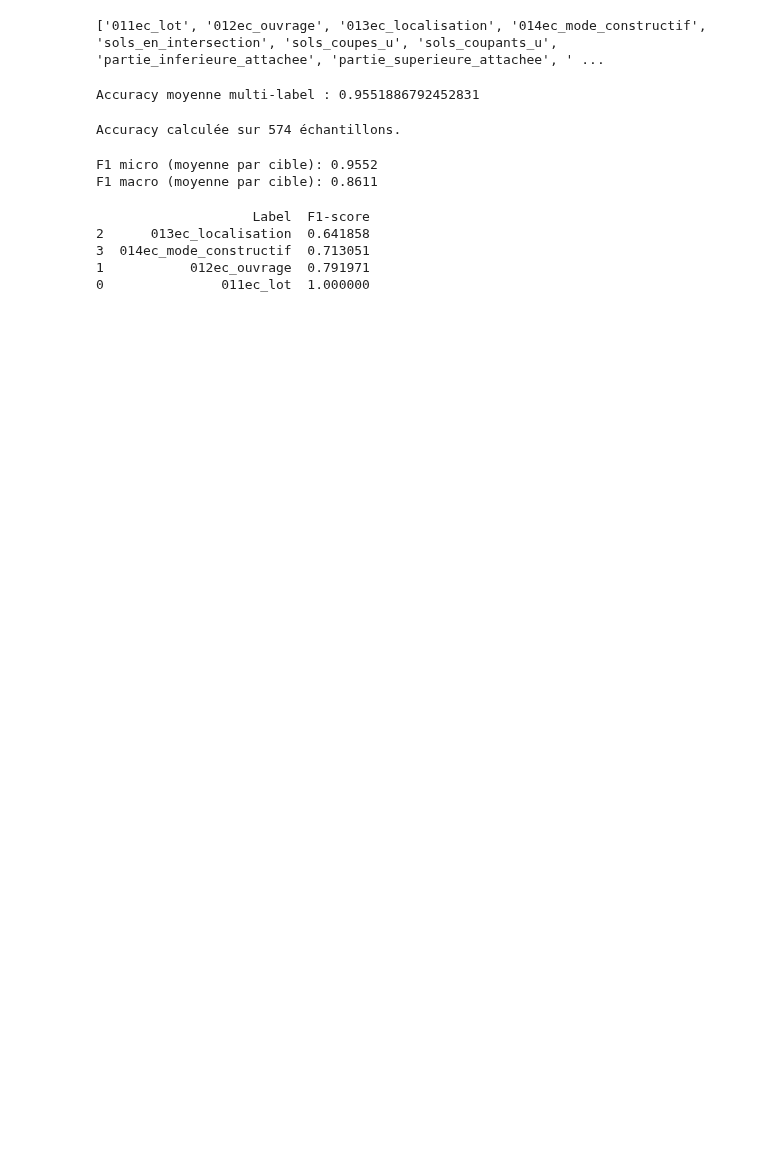
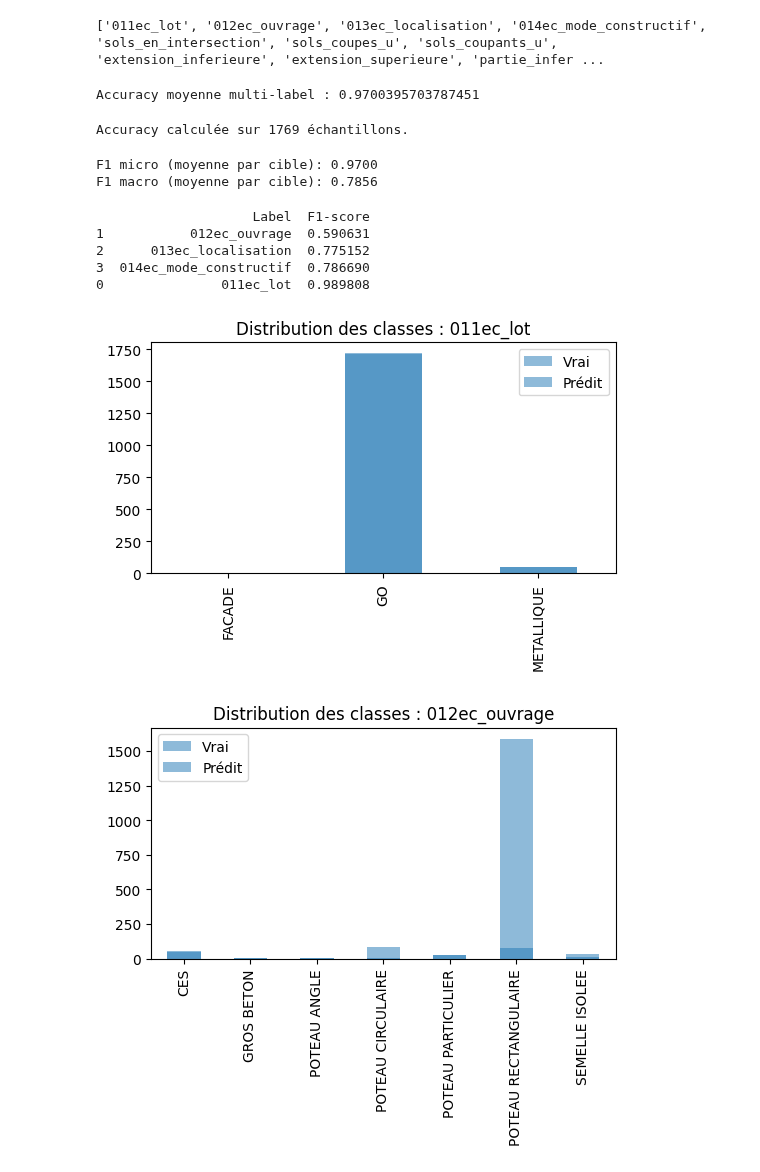
Before and after one commit to fqbq69/BIMpredict-, a Jupyter notebook: notebooks/fabian/KNNpoteaux.ipynb, the cells around one changed output. Cells and saved outputs as stored; diff of their text form; code cells hidden in the pictures; blank space fills up the shorter version.

```diff
--- a/notebooks/fabian/KNNpoteaux.ipynb
+++ b/notebooks/fabian/KNNpoteaux.ipynb
@@ -14,7 +14,7 @@ from sklearn.multioutput import MultiOutputClassifier
 base_dir = "/Users/fabiancordenod/code/fqbq69/BIMpredict-/raw_data"
 
 dfs = []
-for i in range(1, 7):
+for i in range(1, 43):
     poteaux_path = os.path.join(base_dir, f"maquette{i}", f"poteaux{i}.csv")
     if os.path.exists(poteaux_path):
         # Cherche la ligne d'en-tête réelle
@@ -121,7 +121,7 @@ def clean_col(col):
 poteaux_concat.columns = [clean_col(c) for c in poteaux_concat.columns]
 print(poteaux_concat.columns.tolist())
 # %% [output]
-['011ec_lot', '012ec_ouvrage', '013ec_localisation', '014ec_mode_constructif', 'sols_en_intersection', 'sols_coupes_u', 'sols_coupants_u', 'partie_inferieure_attachee', 'partie_superieure_attachee', ' ...
+['011ec_lot', '012ec_ouvrage', '013ec_localisation', '014ec_mode_constructif', 'sols_en_intersection', 'sols_coupes_u', 'sols_coupants_u', 'extension_inferieure', 'extension_superieure', 'partie_infer ...
 # %%
 targets = [
     "011ec_lot",
@@ -182,11 +182,11 @@ pipeline.fit(X_train, y_train)
 y_pred = pipeline.predict(X_test)
 print("Accuracy moyenne multi-label :", (y_pred == y_test.values).mean())
 # %% [output]
-Accuracy moyenne multi-label : 0.9551886792452831
+Accuracy moyenne multi-label : 0.9700395703787451
 # %%
 print("Accuracy calculée sur", len(y_test), "échantillons.")
 # %% [output]
-Accuracy calculée sur 574 échantillons.
+Accuracy calculée sur 1769 échantillons.
 # %%
 from sklearn.metrics import f1_score
 
@@ -204,8 +204,8 @@ f1_macro_mean = np.mean(f1_macro_list)
 print(f"F1 micro (moyenne par cible): {f1_micro_mean:.4f}")
 print(f"F1 macro (moyenne par cible): {f1_macro_mean:.4f}")
 # %% [output]
-F1 micro (moyenne par cible): 0.9552
-F1 macro (moyenne par cible): 0.8611
+F1 micro (moyenne par cible): 0.9700
+F1 macro (moyenne par cible): 0.7856
 # %%
 import pandas as pd
 from sklearn.metrics import f1_score
@@ -231,7 +231,20 @@ f1_report = f1_report.sort_values(by='F1-score')
 print(f1_report)
 # %% [output]
                     Label  F1-score
-2      013ec_localisation  0.641858
-3  014ec_mode_constructif  0.713051
-1           012ec_ouvrage  0.791971
-0               011ec_lot  1.000000
+1           012ec_ouvrage  0.590631
+2      013ec_localisation  0.775152
+3  014ec_mode_constructif  0.786690
+0               011ec_lot  0.989808
+# %%
+import matplotlib.pyplot as plt
+
+for i, col in enumerate(y_test.columns):
+    plt.figure(figsize=(6,3))
+    pd.Series(y_test.iloc[:, i]).value_counts().sort_index().plot(kind='bar', alpha=0.5, label='Vrai')
+    pd.Series(y_pred[:, i]).value_counts().sort_index().plot(kind='bar', alpha=0.5, label='Prédit')
+    plt.title(f"Distribution des classes : {col}")
+    plt.legend()
+    plt.show()
+# %% [output]
+[figure, added]
+[figure, added]
```
Also changed, not shown: parts of 3 cells of this notebook.
